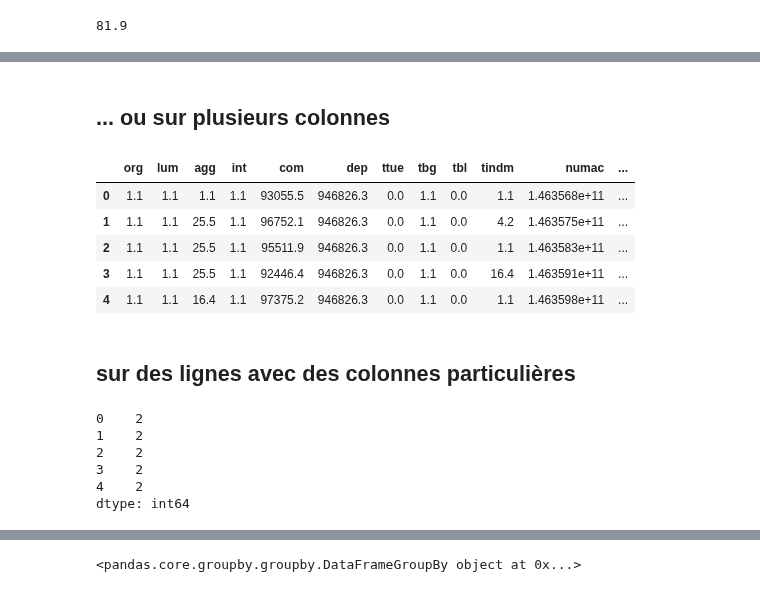
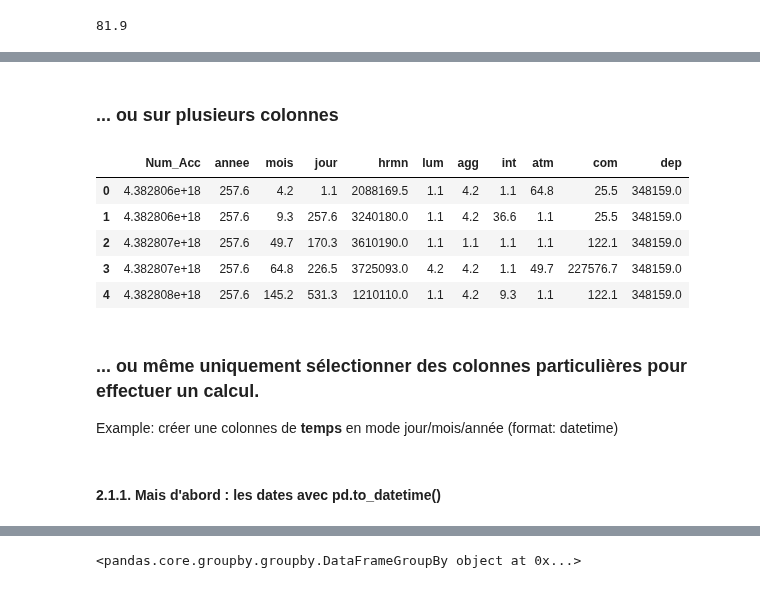
Before and after one commit to Luc-Bertin/TDs_ESILV, a Jupyter notebook: TD3_PlayingWithPandas.ipynb, the cells around one changed output, grey strips where cells are left out. Cells and saved outputs as stored; diff of their text form; code cells hidden in the pictures.

```diff
--- a/TD3_PlayingWithPandas.ipynb
+++ b/TD3_PlayingWithPandas.ipynb
@@ -31,3 +40,8 @@ Successfully installed wget-3.2
 # %%
 import wget
+# %%
+import os
+dossier = "data_accidents/"
+if not os.path.exists(dossier):
+    os.mkdir(dossier)
 # %%
@@ -51,2 +74,2 @@ import pandas as pd
 # %%
-df = pd.read_csv("accidents_insee.csv", sep=';')
+df = pd.read_csv(dossier+"vehicules2017.csv", sep=',', encoding='latin-1') # regardez le séparateur au desus
@@ -268,24 +288,16 @@ Name: org, dtype: float64
 # %% [markdown]
-## ... ou sur plusieurs colonnes
+### ... ou sur plusieurs colonnes
 # %%
-df[df.dtypes[df.dtypes=='int'].index].apply(uneFonctionEnUneLigne).head()
+df[df.dtypes[df.dtypes=='int64'].index].apply(uneFonctionEnUneLigne).head()
 # %% [output]
-|  | org | lum | agg | int | com | dep | ttue | tbg | tbl | tindm | numac | ... |
-| 0 | 1.1 | 1.1 | 1.1 | 1.1 | 93055.5 | 946826.3 | 0.0 | 1.1 | 0.0 | 1.1 | 1.463568e+11 | ... |
-| 1 | 1.1 | 1.1 | 25.5 | 1.1 | 96752.1 | 946826.3 | 0.0 | 1.1 | 0.0 | 4.2 | 1.463575e+11 | ... |
-| 2 | 1.1 | 1.1 | 25.5 | 1.1 | 95511.9 | 946826.3 | 0.0 | 1.1 | 0.0 | 1.1 | 1.463583e+11 | ... |
-| 3 | 1.1 | 1.1 | 25.5 | 1.1 | 92446.4 | 946826.3 | 0.0 | 1.1 | 0.0 | 16.4 | 1.463591e+11 | ... |
-| 4 | 1.1 | 1.1 | 16.4 | 1.1 | 97375.2 | 946826.3 | 0.0 | 1.1 | 0.0 | 1.1 | 1.463598e+11 | ... |
+|  | Num_Acc | annee | mois | jour | hrmn | lum | agg | int | atm | com | dep |
+| 0 | 4.382806e+18 | 257.6 | 4.2 | 1.1 | 2088169.5 | 1.1 | 4.2 | 1.1 | 64.8 | 25.5 | 348159.0 |
+| 1 | 4.382806e+18 | 257.6 | 9.3 | 257.6 | 3240180.0 | 1.1 | 4.2 | 36.6 | 1.1 | 25.5 | 348159.0 |
+| 2 | 4.382807e+18 | 257.6 | 49.7 | 170.3 | 3610190.0 | 1.1 | 1.1 | 1.1 | 1.1 | 122.1 | 348159.0 |
+| 3 | 4.382807e+18 | 257.6 | 64.8 | 226.5 | 3725093.0 | 4.2 | 4.2 | 1.1 | 49.7 | 227576.7 | 348159.0 |
+| 4 | 4.382808e+18 | 257.6 | 145.2 | 531.3 | 1210110.0 | 1.1 | 4.2 | 9.3 | 1.1 | 122.1 | 348159.0 |
-# %% [markdown]
-## sur des lignes avec des colonnes particulières
-# %%
-def f(row):
-    return row['org'] + row['lum']
-df.head().apply(f, axis=1) # axis =1 => sur les lignes
-# %% [output]
-0    2
-1    2
-2    2
-3    2
-4    2
-dtype: int64
+# %% [markdown]
+### ... ou même uniquement sélectionner des colonnes particulières pour effectuer un calcul.
+Example: créer une colonnes de **temps** en mode jour/mois/année (format: datetime)
+# %% [markdown]
+#### 2.1.1. Mais d'abord : les dates avec pd.to_datetime()
```
Also changed, not shown: parts of 87 cells of this notebook.
